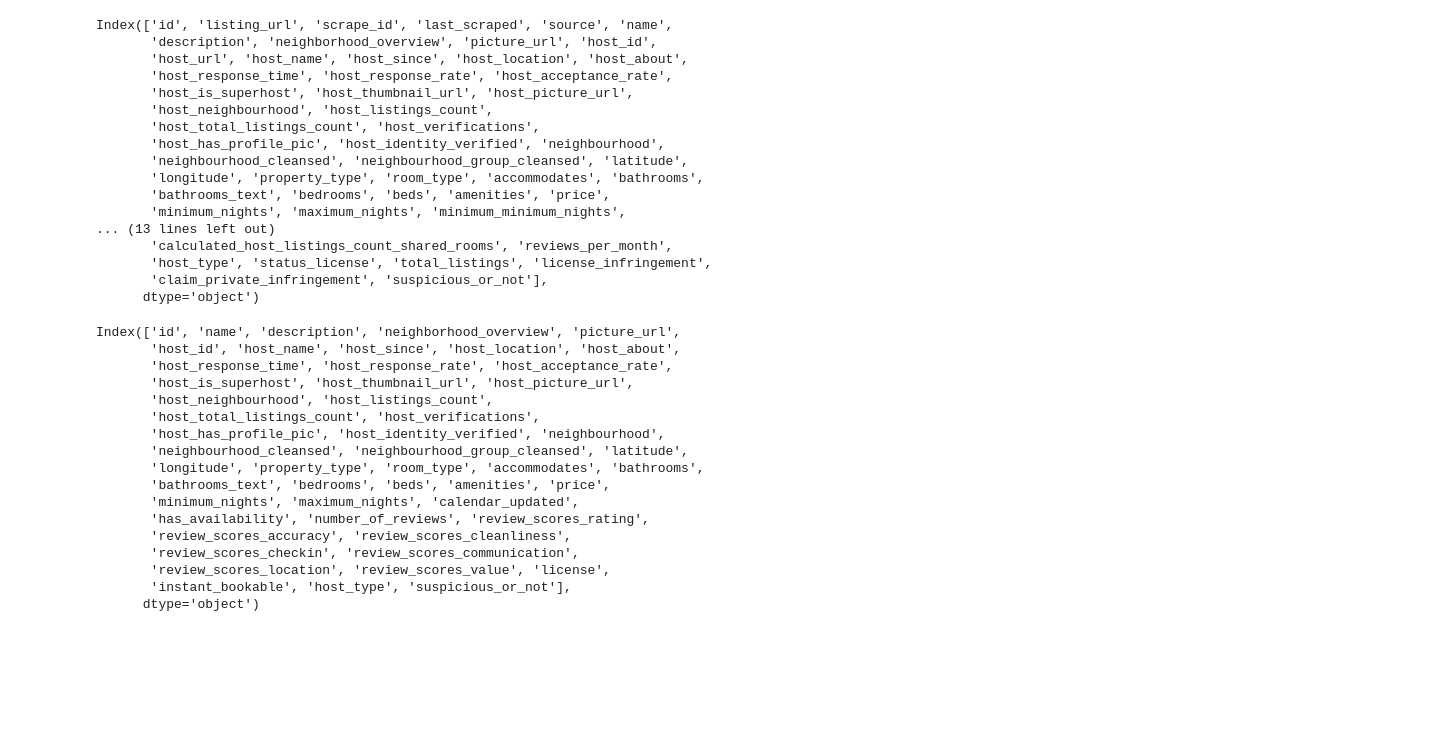
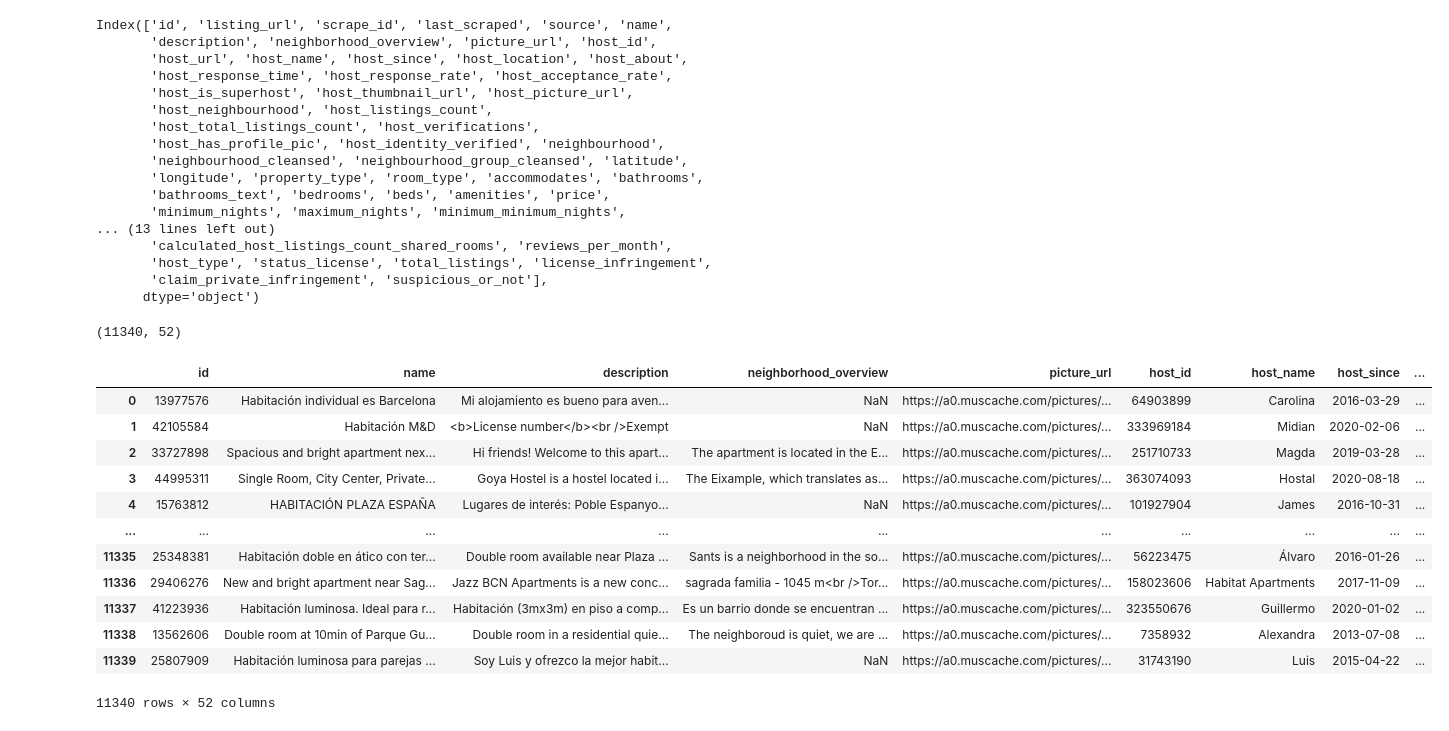
Before and after one commit to scheinmensch/Infringement_Detection_on_Airbnb, a Jupyter notebook: notebooks/Define_variable.ipynb, the cells around one changed output. Cells and saved outputs as stored; diff of their text form; code cells hidden in the pictures; blank space fills up the shorter version.

Commit message:
index reset

```diff
--- a/notebooks/Define_variable.ipynb
+++ b/notebooks/Define_variable.ipynb
@@ -155,25 +155,25 @@ bcn_ready_for_model = bcn.drop(['listing_url', 'scrape_id', 'last_scraped', 'sou
        'calculated_host_listings_count_private_rooms',
        'calculated_host_listings_count_shared_rooms', 'reviews_per_month', 'status_license', 'total_listings', 'license_infringement',
        'claim_private_infringement'], axis=1)
+# %%
+bcn_ready_for_model.shape
+# %% [output]
+(11340, 52)
 # %%
-bcn_ready_for_model.columns
+bcn_ready_for_model.reset_index(drop=True)
 # %% [output]
+|  | id | name | description | neighborhood_overview | picture_url | host_id | host_name | host_since | ... |
+| 0 | 13977576 | Habitación individual es Barcelona | Mi alojamiento es bueno para aven... | NaN | https://a0.muscache.com/pictures/... | 64903899 | Carolina | 2016-03-29 | ... |
+| 1 | 42105584 | Habitación M&D | <b>License number</b><br />Exempt | NaN | https://a0.muscache.com/pictures/... | 333969184 | Midian | 2020-02-06 | ... |
+| 2 | 33727898 | Spacious and bright apartment nex... | Hi friends! Welcome to this apart... | The apartment is located in the E... | https://a0.muscache.com/pictures/... | 251710733 | Magda | 2019-03-28 | ... |
+| 3 | 44995311 | Single Room, City Center, Private... | Goya Hostel is a hostel located i... | The Eixample, which translates as... | https://a0.muscache.com/pictures/... | 363074093 | Hostal | 2020-08-18 | ... |
+| 4 | 15763812 | HABITACIÓN PLAZA ESPAÑA | Lugares de interés: Poble Espanyo... | NaN | https://a0.muscache.com/pictures/... | 101927904 | James | 2016-10-31 | ... |
+| ... | ... | ... | ... | ... | ... | ... | ... | ... | ... |
+| 11335 | 25348381 | Habitación doble en ático con ter... | Double room available near Plaza ... | Sants is a neighborhood in the so... | https://a0.muscache.com/pictures/... | 56223475 | Álvaro | 2016-01-26 | ... |
+| 11336 | 29406276 | New and bright apartment near Sag... | Jazz BCN Apartments is a new conc... | sagrada familia - 1045 m<br />Tor... | https://a0.muscache.com/pictures/... | 158023606 | Habitat Apartments | 2017-11-09 | ... |
+| 11337 | 41223936 | Habitación luminosa. Ideal para r... | Habitación (3mx3m) en piso a comp... | Es un barrio donde se encuentran ... | https://a0.muscache.com/pictures/... | 323550676 | Guillermo | 2020-01-02 | ... |
+| 11338 | 13562606 | Double room at 10min of Parque Gu... | Double room in a residential quie... | The neighboroud is quiet, we are ... | https://a0.muscache.com/pictures/... | 7358932 | Alexandra | 2013-07-08 | ... |
+| 11339 | 25807909 | Habitación luminosa para parejas ... | Soy Luis y ofrezco la mejor habit... | NaN | https://a0.muscache.com/pictures/... | 31743190 | Luis | 2015-04-22 | ... |
-Index(['id', 'name', 'description', 'neighborhood_overview', 'picture_url',
-       'host_id', 'host_name', 'host_since', 'host_location', 'host_about',
-       'host_response_time', 'host_response_rate', 'host_acceptance_rate',
-       'host_is_superhost', 'host_thumbnail_url', 'host_picture_url',
-       'host_neighbourhood', 'host_listings_count',
-       'host_total_listings_count', 'host_verifications',
-       'host_has_profile_pic', 'host_identity_verified', 'neighbourhood',
-       'neighbourhood_cleansed', 'neighbourhood_group_cleansed', 'latitude',
-       'longitude', 'property_type', 'room_type', 'accommodates', 'bathrooms',
-       'bathrooms_text', 'bedrooms', 'beds', 'amenities', 'price',
-       'minimum_nights', 'maximum_nights', 'calendar_updated',
-       'has_availability', 'number_of_reviews', 'review_scores_rating',
-       'review_scores_accuracy', 'review_scores_cleanliness',
-       'review_scores_checkin', 'review_scores_communication',
-       'review_scores_location', 'review_scores_value', 'license',
-       'instant_bookable', 'host_type', 'suspicious_or_not'],
-      dtype='object')
+11340 rows × 52 columns
 # %%
 bcn_ready_for_model.to_csv('df_modelling.csv')
```
